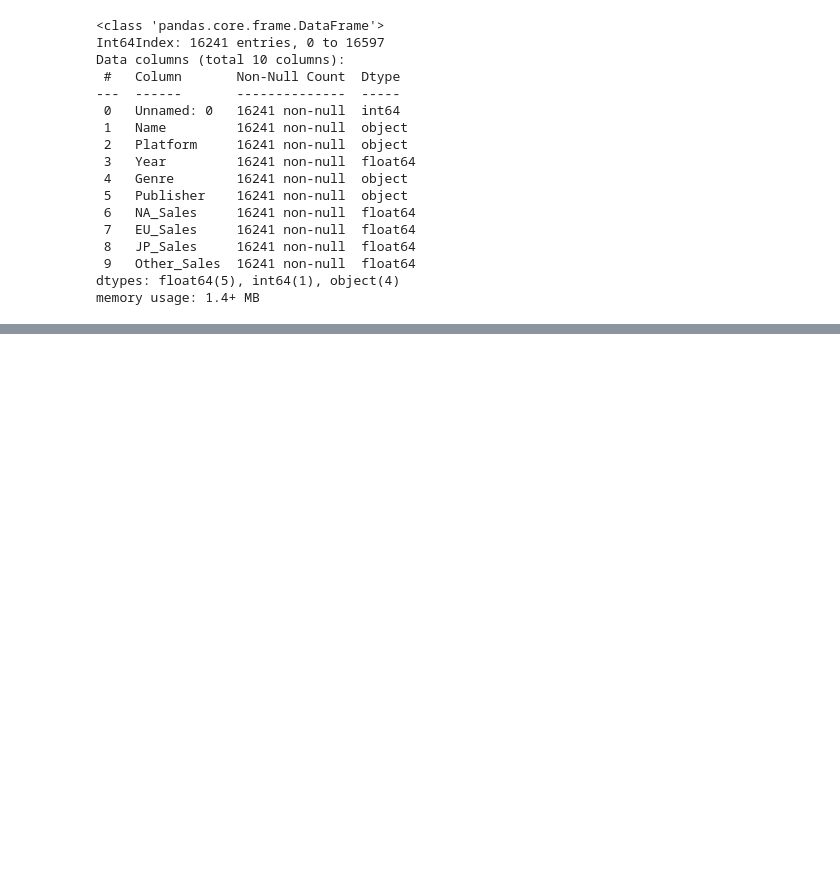
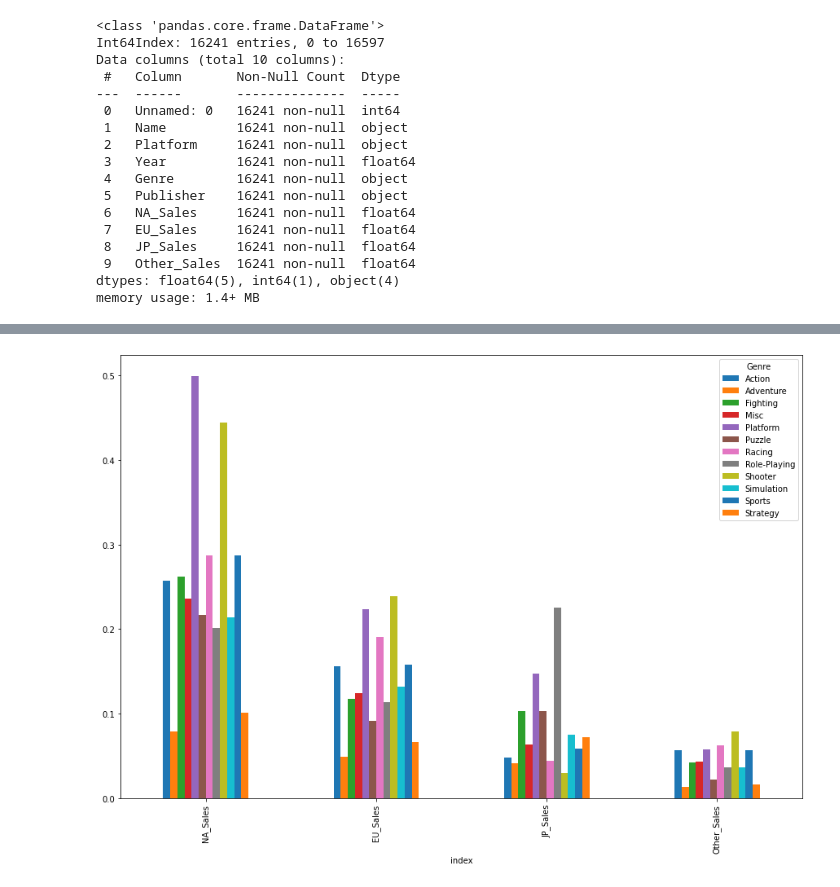
Before and after one commit to nojihun/save, a Jupyter notebook: AI_05_노지훈_section1.ipynb, the cells around one changed output, grey strips where cells are left out. Saved outputs shown, nothing was run; the diff lists cells and outputs as text; code cells hidden in the pictures; blank space fills up the shorter version.

```diff
--- a/AI_05_노지훈_section1.ipynb
+++ b/AI_05_노지훈_section1.ipynb
@@ -91,0 +112,7 @@ df.head()
+# %%
+# 장르와 지역
+
+df1= pd.DataFrame(df.groupby(['Genre'])[['NA_Sales','EU_Sales', 'JP_Sales', 'Other_Sales']].mean())
+df1= df1.T
+df1 = df1.reset_index()
+df1
@@ -91,0 +125,5 @@ df.head()
+# %%
+df1.plot(x= 'index', y=['Action',	'Adventure',	'Fighting',	'Misc',	'Platform',	'Puzzle',	'Racing',	'Role-Playing',	'Shooter',	'Simulation',	'Sports',	'Strategy'], kind="bar",figsize=(15,10))
+plt.show()
+# %% [output]
+[figure, added]
```
Also changed, not shown: parts of 11 cells of this notebook.
